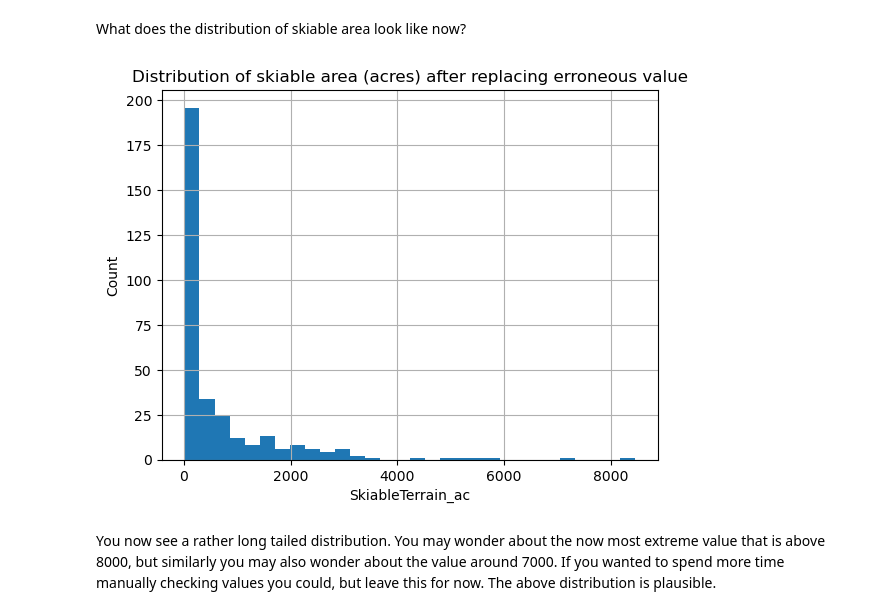
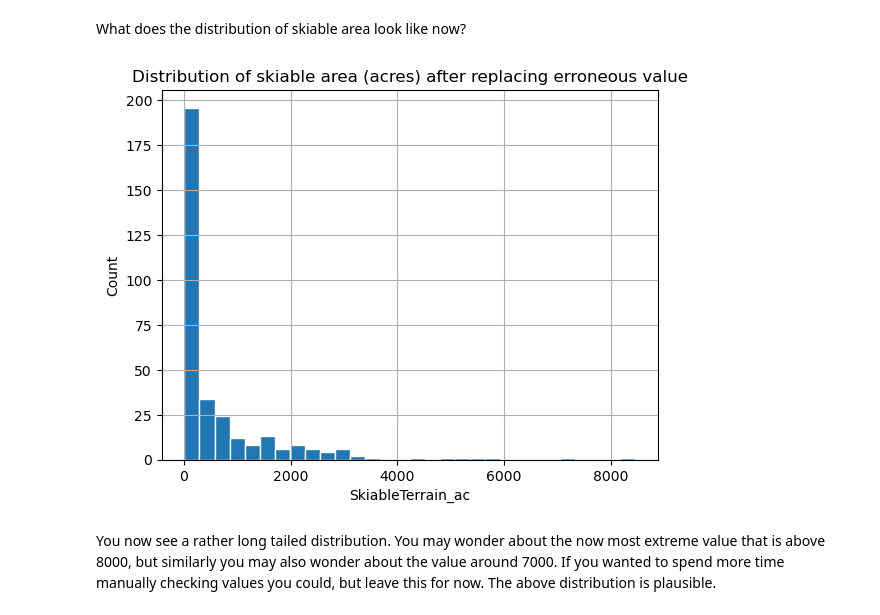
Before and after one commit to ecmanning4/DataScienceGuidedCapstone, a Jupyter notebook: Notebooks/02_data_wrangling.ipynb, the cells around one changed output. Drawn from its saved outputs; the diff is of its cells as text; code cells hidden in the pictures.

```diff
--- a/Notebooks/02_data_wrangling.ipynb
+++ b/Notebooks/02_data_wrangling.ipynb
@@ -589,12 +619,12 @@ ski_data.loc[39, 'SkiableTerrain_ac']
 # %% [markdown]
 What does the distribution of skiable area look like now?
 # %%
-ski_data.SkiableTerrain_ac.hist(bins=30)
+ski_data.SkiableTerrain_ac.hist(bins=30, edgecolor='white')
 plt.xlabel('SkiableTerrain_ac')
 plt.ylabel('Count')
 plt.title('Distribution of skiable area (acres) after replacing erroneous value');
 # %% [output]
-[figure, old version]
+[figure, new version]
 # %% [markdown]
 You now see a rather long tailed distribution. You may wonder about the now most extreme value that is above 8000, but similarly you may also wonder about the value around 7000. If you wanted to spend more time manually checking values you could, but leave this for now. The above distribution is plausible.
 # %% [markdown]
```
Also changed, not shown: parts of 23 cells of this notebook, 7 other files.
